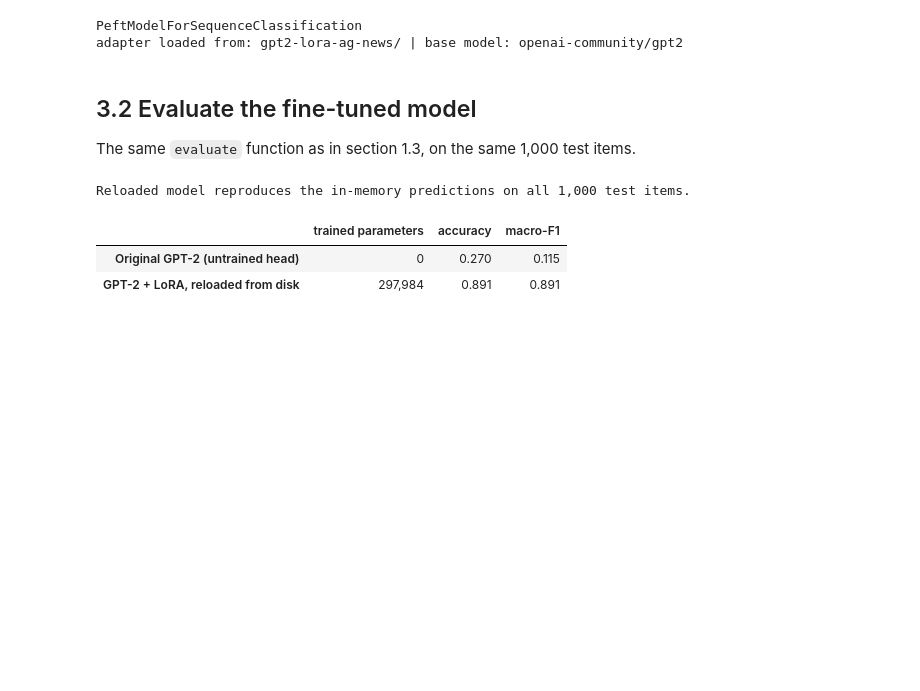
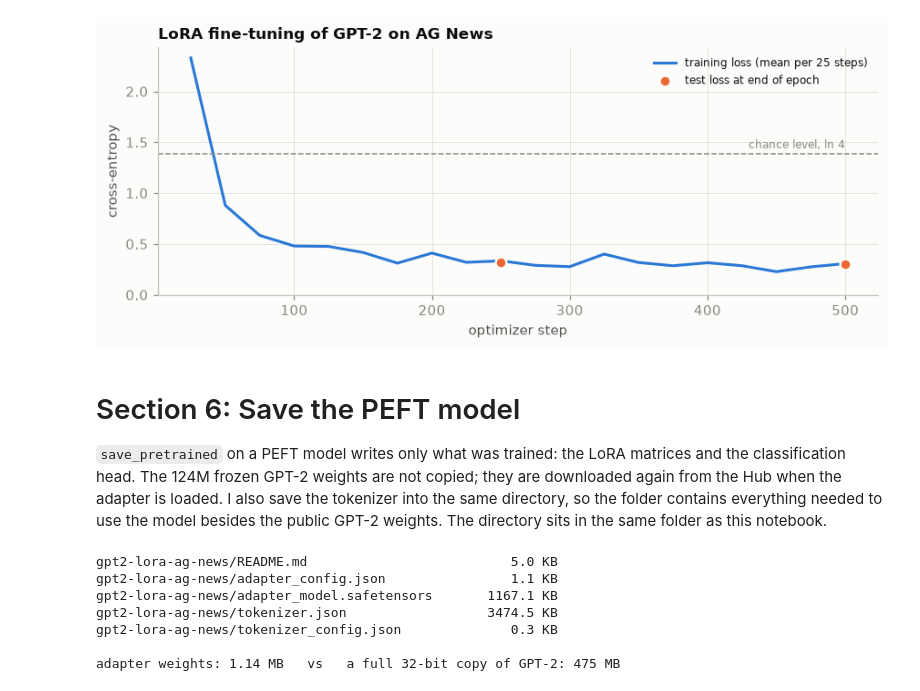
Before and after one commit to xlsarath/generativeAI, a Jupyter notebook: 5-lightweight-fine-tuning-with-peft.ipynb, the cells around one changed output. Cells and saved outputs as stored; diff of their text form; code cells hidden in the pictures; blank space fills up the shorter version.

```diff
--- a/5-lightweight-fine-tuning-with-peft.ipynb
+++ b/5-lightweight-fine-tuning-with-peft.ipynb
@@ -417,40 +478,45 @@ Two details matter when reloading, and getting either wrong makes a reloaded mod
 # %%
-from peft import AutoPeftModelForSequenceClassification
+# Figure 1: training loss
+train_log = history.dropna(subset=["loss"])
+eval_log = history.dropna(subset=["eval_loss"])
 
-del lora_model, base_model, trainer   # nothing trained remains in memory
+fig, ax = plt.subplots(figsize=(8, 3.4))
+ax.plot(train_log["step"], train_log["loss"], color=BLUE, label="training loss (mean per 25 steps)")
+ax.scatter(eval_log["step"], eval_log["eval_loss"], color=ORANGE, s=60, zorder=3, edgecolor=SURFACE, linewidth=1.5,
+           label="test loss at end of epoch")
+ax.axhline(np.log(4), color=MUTED, linestyle="--", linewidth=1)
+ax.annotate("chance level, ln 4", xy=(train_log["step"].max(), np.log(4)), xytext=(0, 4), textcoords="offset points",
+            ha="right", fontsize=8, color=MUTED)
+ax.set(xlabel="optimizer step", ylabel="cross-entropy", title="LoRA fine-tuning of GPT-2 on AG News", ylim=(0, None))
+ax.legend(loc="upper right", fontsize=8)
+fig.tight_layout()
+fig.savefig("assets/5-training-curve.png")
+plt.show()
 
-reloaded_model = AutoPeftModelForSequenceClassification.from_pretrained(
-    ADAPTER_DIR, num_labels=len(LABELS), id2label=id2label, label2id=label2id, **MODEL_KWARGS
-)
-reloaded_model.config.pad_token_id = tokenizer.pad_token_id
-
-print(type(reloaded_model).__name__)
-print(f"adapter loaded from: {ADAPTER_DIR}/ | base model: {reloaded_model.peft_config['default'].base_model_name_or_path}")
+# Predictions of the trained model while it is still in memory, kept to check the reload in Section 7
+in_memory_preds = np.argmax(peft_trainer.predict(tokenized["test"]).predictions, axis=1)
 # %% [output]
-PeftModelForSequenceClassification
-adapter loaded from: gpt2-lora-ag-news/ | base model: openai-community/gpt2
+[figure, added]
 # %% [markdown]
-## 3.2 Evaluate the fine-tuned model
+# Section 6: Save the PEFT model
 
-The same `evaluate` function as in section 1.3, on the same 1,000 test items.
+`save_pretrained` on a PEFT model writes only what was trained: the LoRA matrices and the classification head. The 124M frozen GPT-2 weights are not copied; they are downloaded again from the Hub when the adapter is loaded. I also save the tokenizer into the same directory, so the folder contains everything needed to use the model besides the public GPT-2 weights. The directory sits in the same folder as this notebook.
 # %%
-fine_tuned = evaluate(reloaded_model)
+ADAPTER_DIR = "gpt2-lora-ag-news"
 
-# The reloaded model must reproduce the in-memory model exactly
-assert np.array_equal(fine_tuned["preds"], in_memory["preds"]), "reloaded model differs from the trained one"
+peft_model.save_pretrained(ADAPTER_DIR)
+tokenizer.save_pretrained(ADAPTER_DIR)
 
-comparison = pd.DataFrame(
-    {
-        "trained parameters": ["0", f"{trainable:,}"],
-        "accuracy": [original["accuracy"], fine_tuned["accuracy"]],
-        "macro-F1": [original["macro_f1"], fine_tuned["macro_f1"]],
-    },
-    index=["Original GPT-2 (untrained head)", "GPT-2 + LoRA, reloaded from disk"],
-)
-print("Reloaded model reproduces the in-memory predictions on all 1,000 test items.")
-comparison.round(3)
+saved = {name: os.path.getsize(os.path.join(ADAPTER_DIR, name)) for name in sorted(os.listdir(ADAPTER_DIR))}
+for name, size in saved.items():
+    print(f"{ADAPTER_DIR}/{name:28s} {size / 1024:9.1f} KB")
+adapter_mb = os.path.getsize(os.path.join(ADAPTER_DIR, "adapter_model.safetensors")) / 1024**2
+print(f"\nadapter weights: {adapter_mb:.2f} MB   vs   a full 32-bit copy of GPT-2: {total_params * 4 / 1024**2:.0f} MB")
 # %% [output]
-Reloaded model reproduces the in-memory predictions on all 1,000 test items.
+gpt2-lora-ag-news/README.md                          5.0 KB
+gpt2-lora-ag-news/adapter_config.json                1.1 KB
+gpt2-lora-ag-news/adapter_model.safetensors       1167.1 KB
+gpt2-lora-ag-news/tokenizer.json                  3474.5 KB
+gpt2-lora-ag-news/tokenizer_config.json              0.3 KB
+
+adapter weights: 1.14 MB   vs   a full 32-bit copy of GPT-2: 475 MB
-|  | trained parameters | accuracy | macro-F1 |
-| Original GPT-2 (untrained head) | 0 | 0.270 | 0.115 |
-| GPT-2 + LoRA, reloaded from disk | 297,984 | 0.891 | 0.891 |
```
Also changed, not shown: parts of 59 cells of this notebook, 6 other files.
